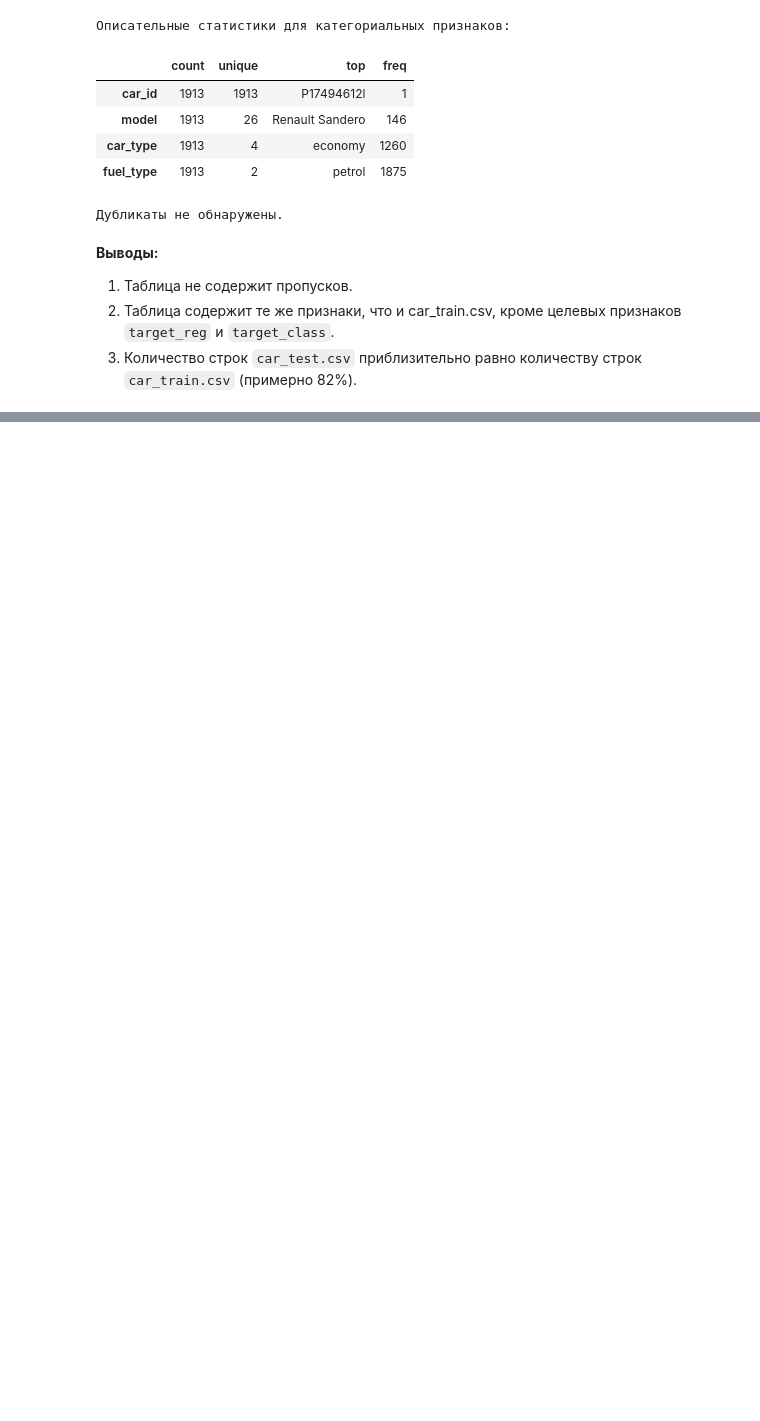
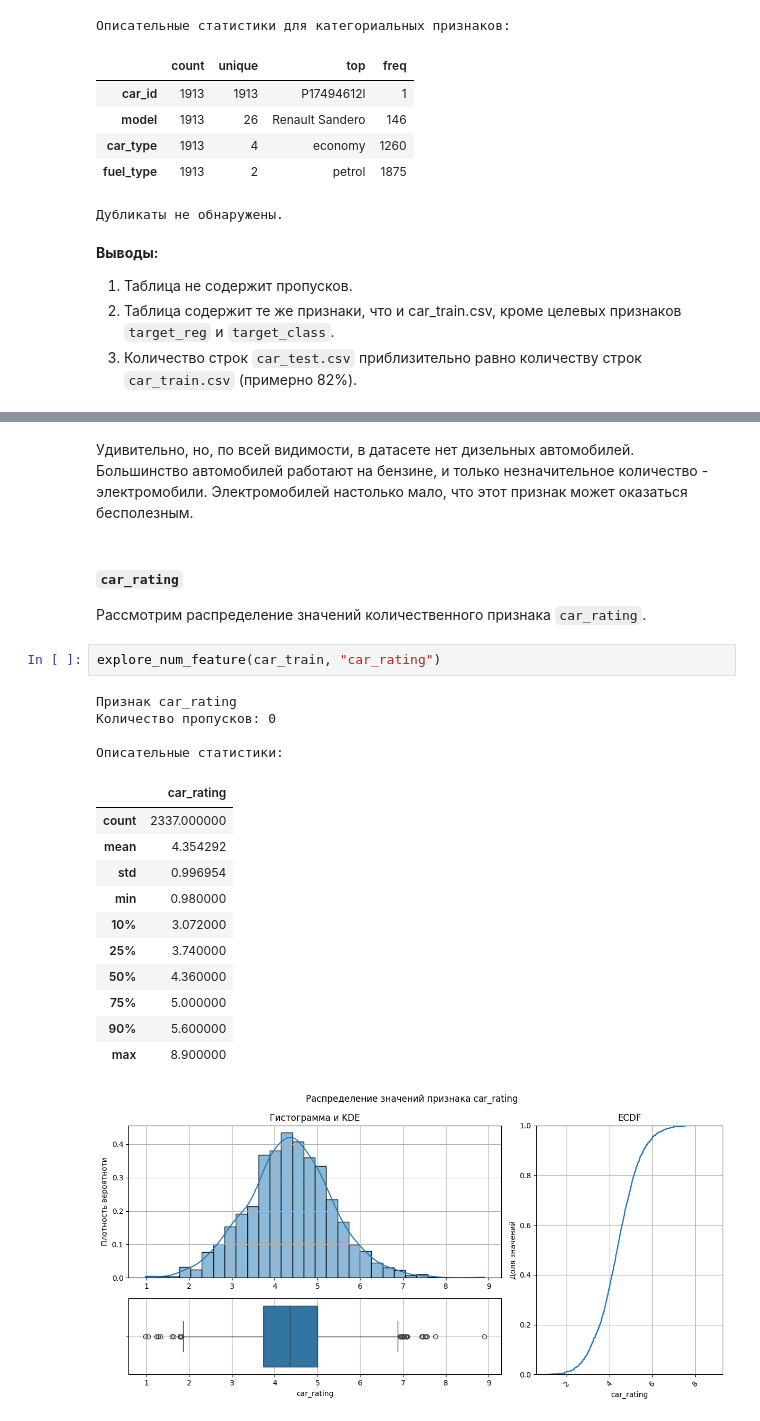
Before and after one commit to AlekseiBogachev/competitive_ds_cource_prj, a Jupyter notebook: notebooks/exploratory/eda.ipynb, the cells around one changed output, grey strips where cells are left out. Drawn from its saved outputs; the diff is of its cells as text; blank space fills up the shorter version.

```diff
--- a/notebooks/exploratory/eda.ipynb
+++ b/notebooks/exploratory/eda.ipynb
@@ -454,0 +556,27 @@ dtype: float64
+# %% [markdown]
+Удивительно, но, по всей видимости, в датасете нет дизельных автомобилей.
+Большинство автомобилей работают на бензине, и только незначительное количество -
+электромобили. Электромобилей настолько мало, что этот признак может оказаться
+бесполезным.
+# %% [markdown]
+#### `car_rating`
+Рассмотрим распределение значений количественного признака `car_rating`.
+# %%
+explore_num_feature(car_train, "car_rating")
+# %% [output]
+Признак car_rating
+Количество пропусков: 0
+
+Описательные статистики:
+|  | car_rating |
+| count | 2337.000000 |
+| mean | 4.354292 |
+| std | 0.996954 |
+| min | 0.980000 |
+| 10% | 3.072000 |
+| 25% | 3.740000 |
+| 50% | 4.360000 |
+| 75% | 5.000000 |
+| 90% | 5.600000 |
+| max | 8.900000 |
+[figure, added]
```
Also changed, not shown: parts of 30 cells of this notebook, 4 other files.
